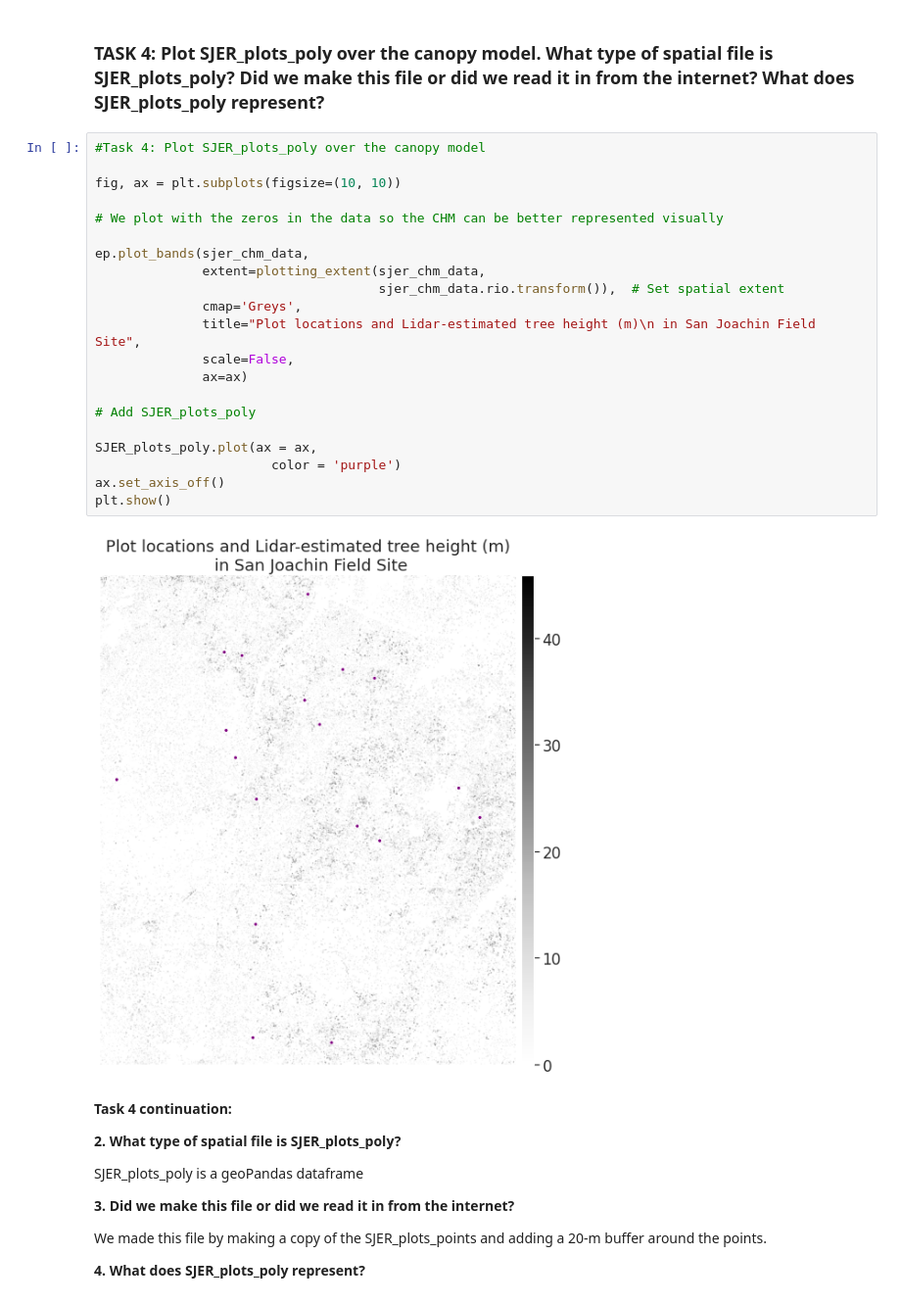
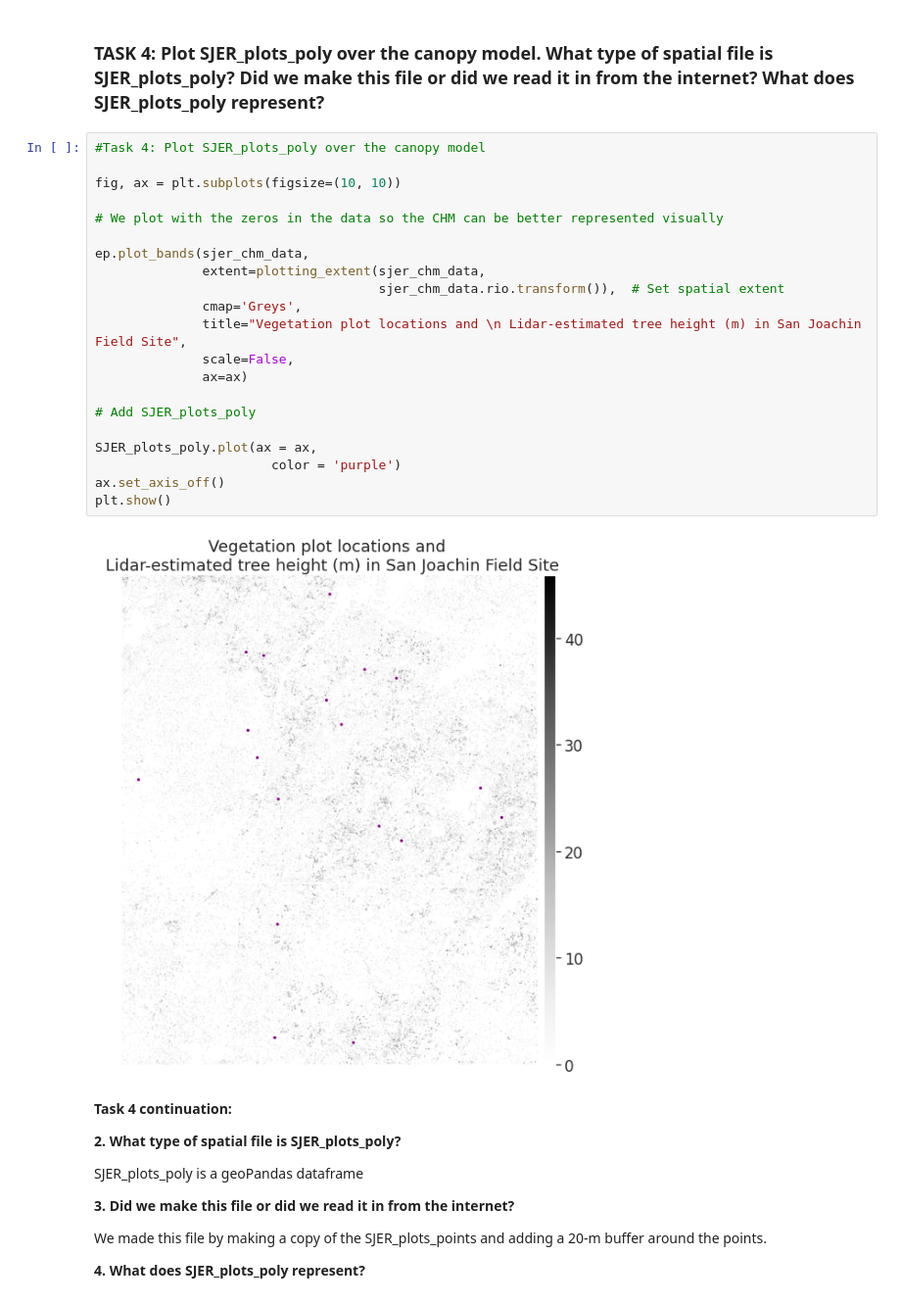
Before and after one commit to ADLCero/EnvDatSci22, a Jupyter notebook: CodeSprints/Regression101.ipynb, the cells around one changed output. Shown at 98% size. Cells and saved outputs as stored; diff of their text form.

```diff
--- a/CodeSprints/Regression101.ipynb
+++ b/CodeSprints/Regression101.ipynb
@@ -264,26 +264,26 @@ SJER_plots_poly.head()
 # %%
 #Task 4: Plot SJER_plots_poly over the canopy model
 
 fig, ax = plt.subplots(figsize=(10, 10))
 
 # We plot with the zeros in the data so the CHM can be better represented visually
 
 ep.plot_bands(sjer_chm_data,
               extent=plotting_extent(sjer_chm_data,
                                      sjer_chm_data.rio.transform()),  # Set spatial extent
               cmap='Greys',
-              title="Plot locations and Lidar-estimated tree height (m)\n in San Joachin Field Site",
+              title="Vegetation plot locations and \n Lidar-estimated tree height (m) in San Joachin Field Site",
               scale=False,
               ax=ax)
 
 # Add SJER_plots_poly
 
 SJER_plots_poly.plot(ax = ax,
                        color = 'purple')
 ax.set_axis_off()
 plt.show()
 # %% [output]
-[figure, old version]
+[figure, new version]
 # %% [markdown]
 **Task 4 continuation:**
 
```
Also changed, not shown: parts of 6 cells of this notebook.
